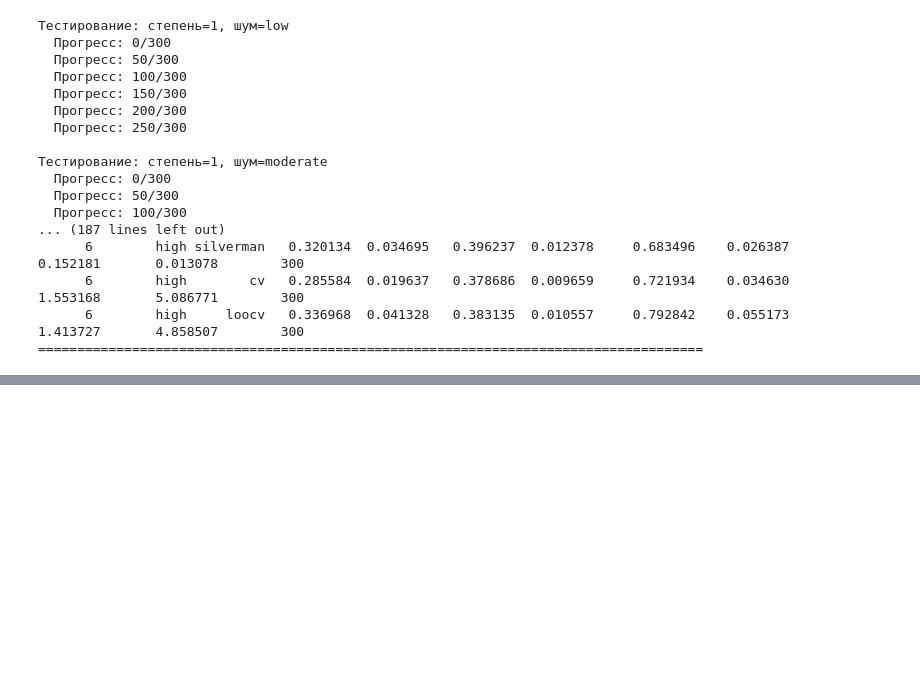
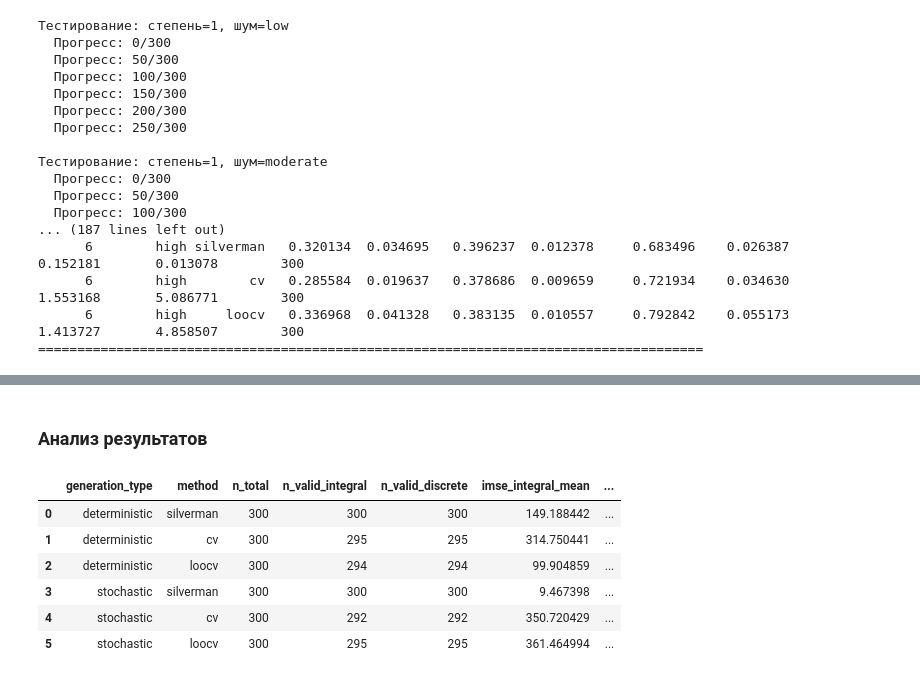
Before and after one commit to AnfimovAleksandr/mag_diploma, a Jupyter notebook: kernel_method/Реализация ядерной регрессии.ipynb, the cells around one changed output, grey strips where cells are left out. Drawn from its saved outputs; the diff is of its cells as text; code cells hidden in the pictures; blank space fills up the shorter version.

```diff
--- a/kernel_method/Реализация ядерной регрессии.ipynb
+++ b/kernel_method/Реализация ядерной регрессии.ipynb
@@ -297,0 +2567,13 @@ if __name__ == "__main__":
+# %% [markdown]
+### Анализ результатов
+# %%
+df = pd.read_csv('..\kernel_method\kernel_regression_mixture_results.csv')
+df
+# %% [output]
+|  | generation_type | method | n_total | n_valid_integral | n_valid_discrete | imse_integral_mean | ... |
+| 0 | deterministic | silverman | 300 | 300 | 300 | 149.188442 | ... |
+| 1 | deterministic | cv | 300 | 295 | 295 | 314.750441 | ... |
+| 2 | deterministic | loocv | 300 | 294 | 294 | 99.904859 | ... |
+| 3 | stochastic | silverman | 300 | 300 | 300 | 9.467398 | ... |
+| 4 | stochastic | cv | 300 | 292 | 292 | 350.720429 | ... |
+| 5 | stochastic | loocv | 300 | 295 | 295 | 361.464994 | ... |
```
Also changed, not shown: parts of 11 cells of this notebook, 33 other files.
